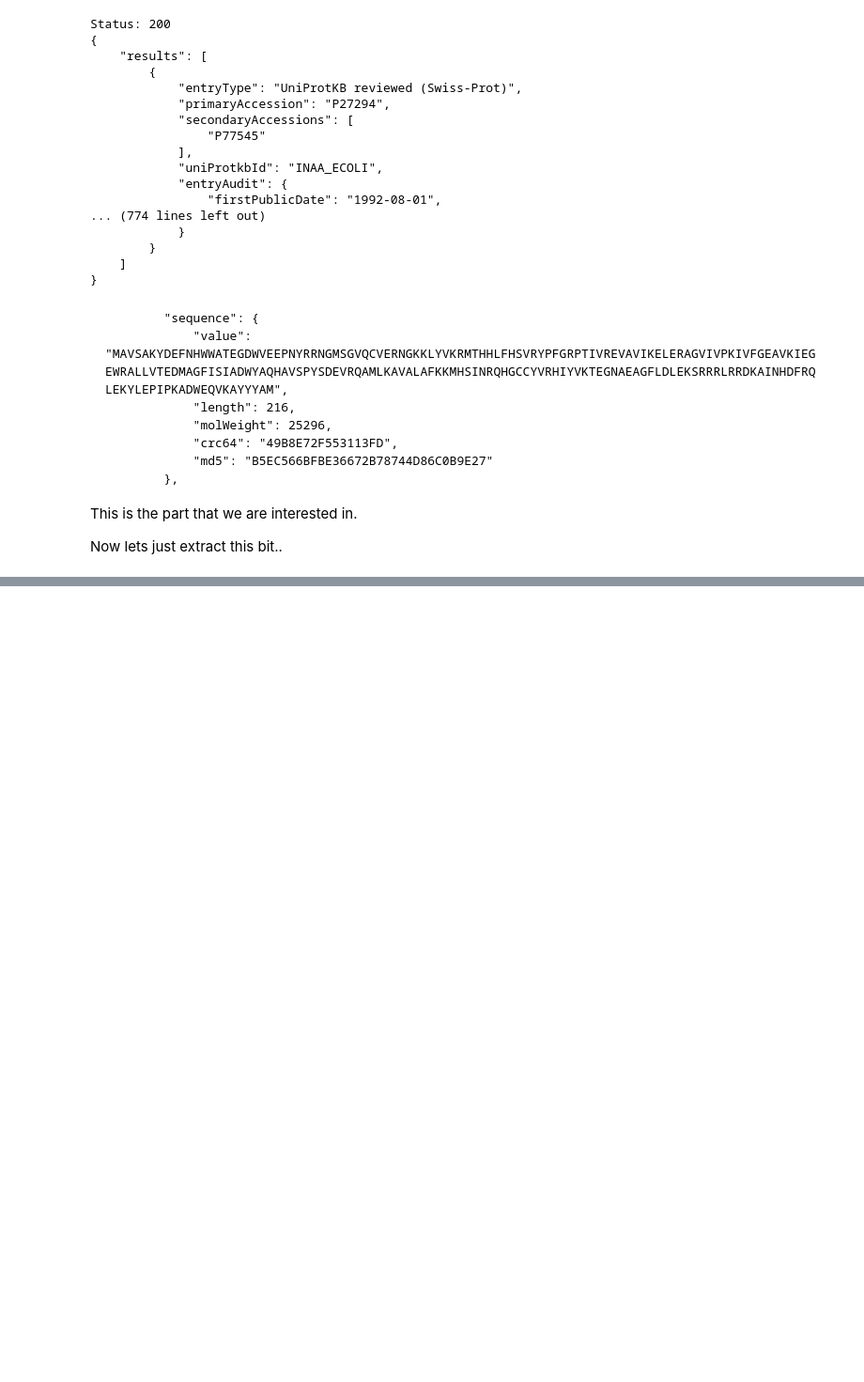
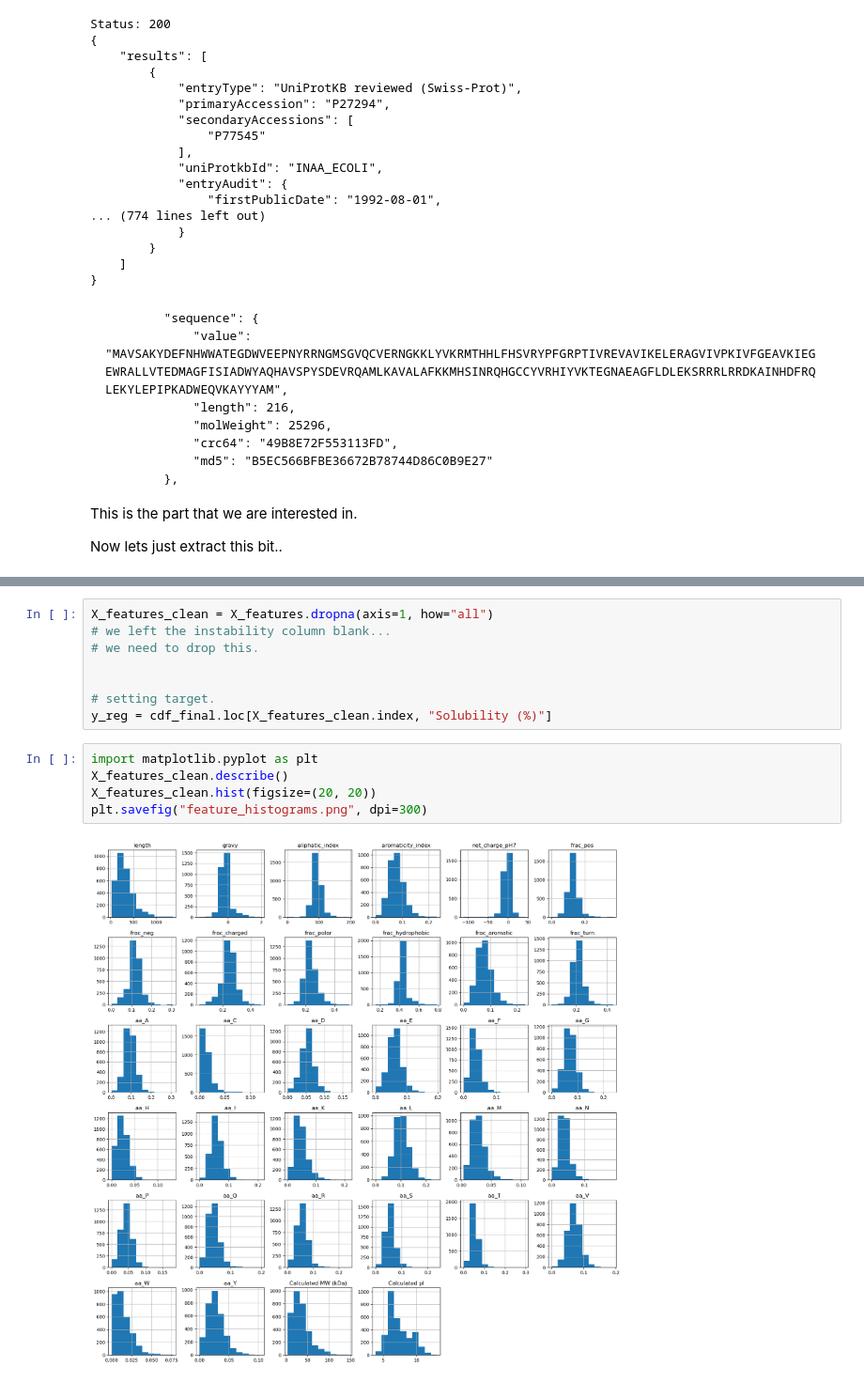
Before and after one commit to JHBH9e8at/My_First_ML_Model-Proteinsolubility_predictor, a Jupyter notebook: FinalReprot.ipynb, the cells around one changed output, grey strips where cells are left out. Shown at 94% size. Cells and saved outputs as stored; diff of their text form; blank space fills up the shorter version.

```diff
--- a/FinalReprot.ipynb
+++ b/FinalReprot.ipynb
@@ -334,0 +489,15 @@ DatasetDict({
+# %%
+X_features_clean = X_features.dropna(axis=1, how="all")
+# we left the instability column blank...
+# we need to drop this.
+
+
+# setting target.
+y_reg = cdf_final.loc[X_features_clean.index, "Solubility (%)"]
+# %%
+import matplotlib.pyplot as plt
+X_features_clean.describe()
+X_features_clean.hist(figsize=(20, 20))
+plt.savefig("feature_histograms.png", dpi=300)
+# %% [output]
+[figure, added]
```
Also changed, not shown: parts of 27 cells of this notebook, 11 other files.
